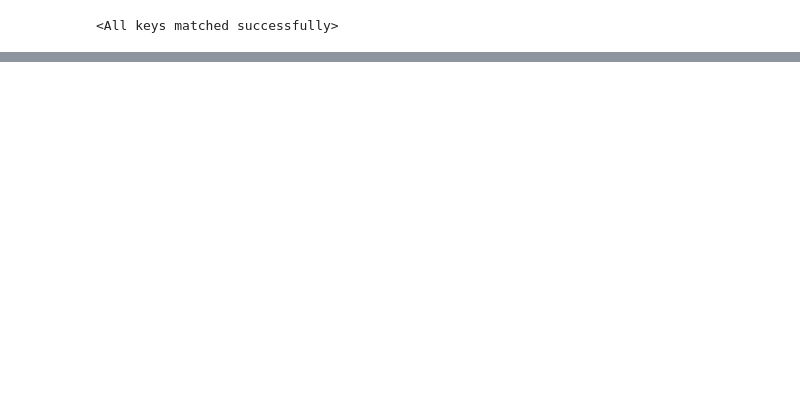
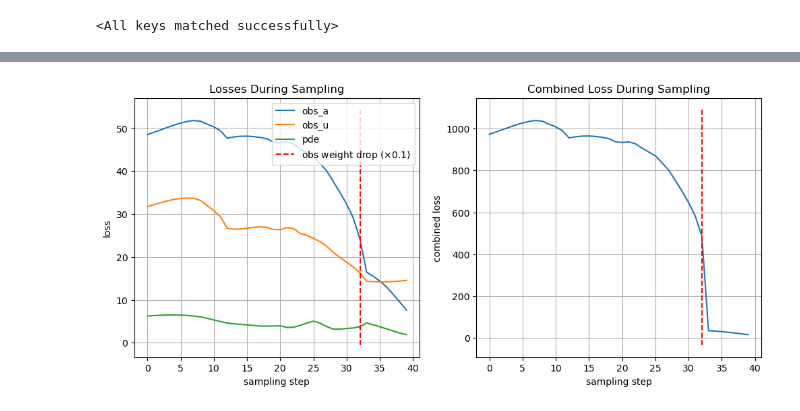
Before and after one commit to cmt-dtu-energy/dynamical-pde-diffusion, a Jupyter notebook: notebooks/inspect_models.ipynb, the cells around one changed output, grey strips where cells are left out. Saved outputs shown, nothing was run; the diff lists cells and outputs as text; code cells hidden in the pictures; blank space fills up the shorter version.

```diff
--- a/notebooks/inspect_models.ipynb
+++ b/notebooks/inspect_models.ipynb
@@ -87,5 +78,5 @@ print(model_path)
 # %%
 edm = dpde.utils.get_net_from_config(run_cfg)
-edm.load_state_dict(torch.load(f"{model_path}/model.pth", weights_only=True))
+edm.load_state_dict(torch.load(model_path, weights_only=True))
 # %% [output]
 <All keys matched successfully>
@@ -239,0 +183,17 @@ print(f"Final total loss: {losses[-1, 3]:.4f}")
+# %%
+class sampling_context:
+    def __init__(self, sampler: dpde.sampling.EDMHeatSampler):
+        self.sampler = sampler
+
+    def __enter__(self):
+        self.prev_fp32_prec = torch.backends.cudnn.conv.fp32_precision
+        torch.backends.cudnn.conv.fp32_precision = 'tf32'
+        self.sampler.net.eval()
+        self.sampler.net.to(self.sampler.device)
+        #return self.sampler
+
+    def __exit__(self, exc_type, exc_value, traceback):
+        torch.backends.cudnn.conv.fp32_precision = self.prev_fp32_prec
+        self.sampler.net.to(torch.device("cpu"))
+        torch.cuda.empty_cache()
+        torch.cuda.synchronize()
@@ -239,0 +204,48 @@ print(f"Final total loss: {losses[-1, 3]:.4f}")
+# %%
+zeta_a = 20.0
+zeta_u = 0.0
+zeta_pde = 0.5
+
+num_steps = 40
+
+t_cond = torch.ones(sample_shape[0]) * T
+alpha_cond = torch.ones_like(t_cond) * alpha
+labels = torch.stack([t_cond, alpha_cond], dim=-1)
+
+net_obs = obs_a.unsqueeze(0).unsqueeze(0).expand(sample_shape[0], -1, -1, -1) if run_cfg.dataset.method == "forward" else None
+
+with sampling_context(sampler):
+    samples, losses = sampler.sample_conditional(
+        labels=labels,
+        dx=dx,
+        net_obs=net_obs,
+        obs_a=obs_a,
+        obs_u=obs_u,
+        mask_a=mask_a,
+        mask_u=mask_u,
+        zeta_a=zeta_a,
+        zeta_u=zeta_u,
+        zeta_pde=zeta_pde,
+        num_steps=num_steps,
+        return_losses=True,
+    )
+
+print(f"Final total loss: {losses[-1, -1]:.4f}")
+
+legend = ['obs_u', 'pde', 'obs weight drop ($\\times 0.1$)']
+if run_cfg.dataset.method == "joint":
+    legend = ['obs_a'] + legend
+
+fig, axs = plt.subplots(1, 2, figsize=(12, 5))
+axs[0].plot(losses[:, :-1])
+axs[0].set(xlabel='sampling step', ylabel='loss', title="Losses During Sampling")
+axs[0].grid()
+axs[1].plot(losses[:, -1])
+axs[1].set(xlabel='sampling step', ylabel='combined loss', title="Combined Loss During Sampling")
+axs[1].grid()
+for i in range(2):
+    temp_min, temp_max = axs[i].get_ylim()
+    axs[i].vlines(0.8 * num_steps, ymin=temp_min, ymax=temp_max, color='red', linestyle='--')
+axs[0].legend(legend)
+plt.show()
+# %% [output]
@@ -239,0 +253 @@ print(f"Final total loss: {losses[-1, 3]:.4f}")
+[figure, added]
```
Also changed, not shown: parts of 23 cells of this notebook, 30 other files.
